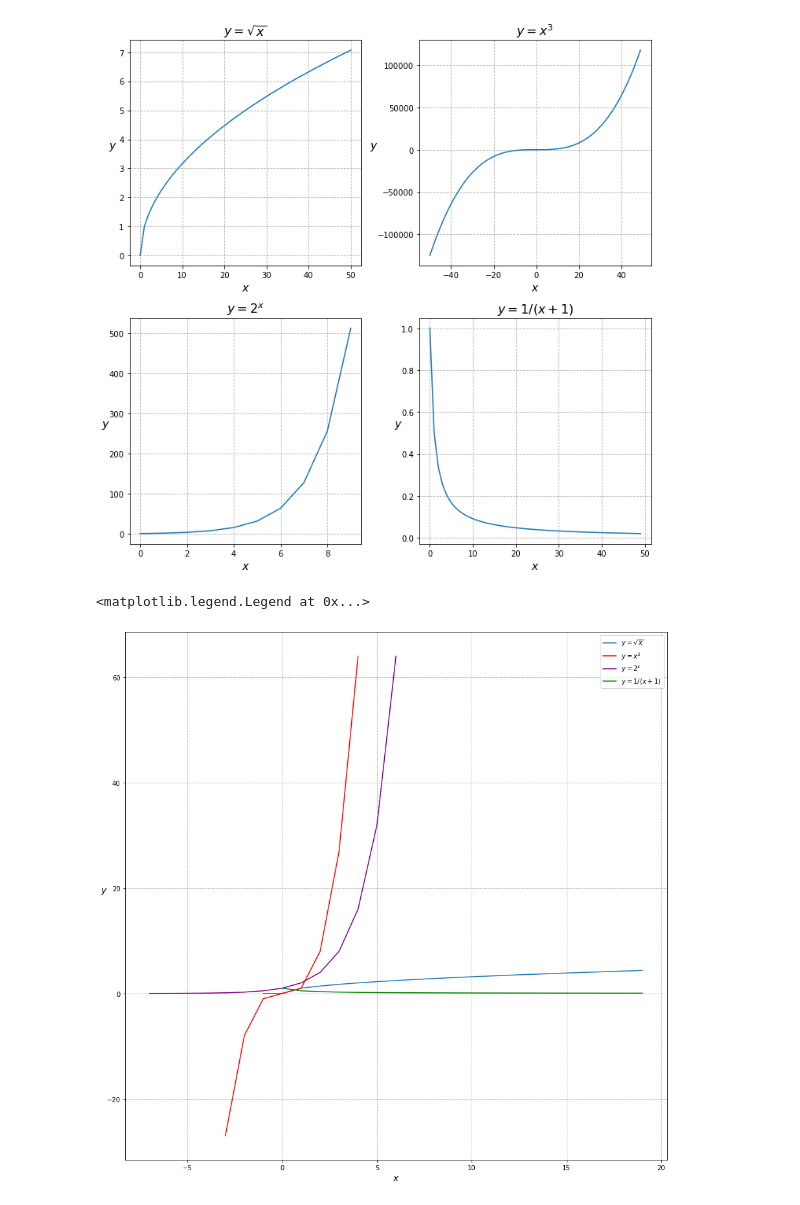
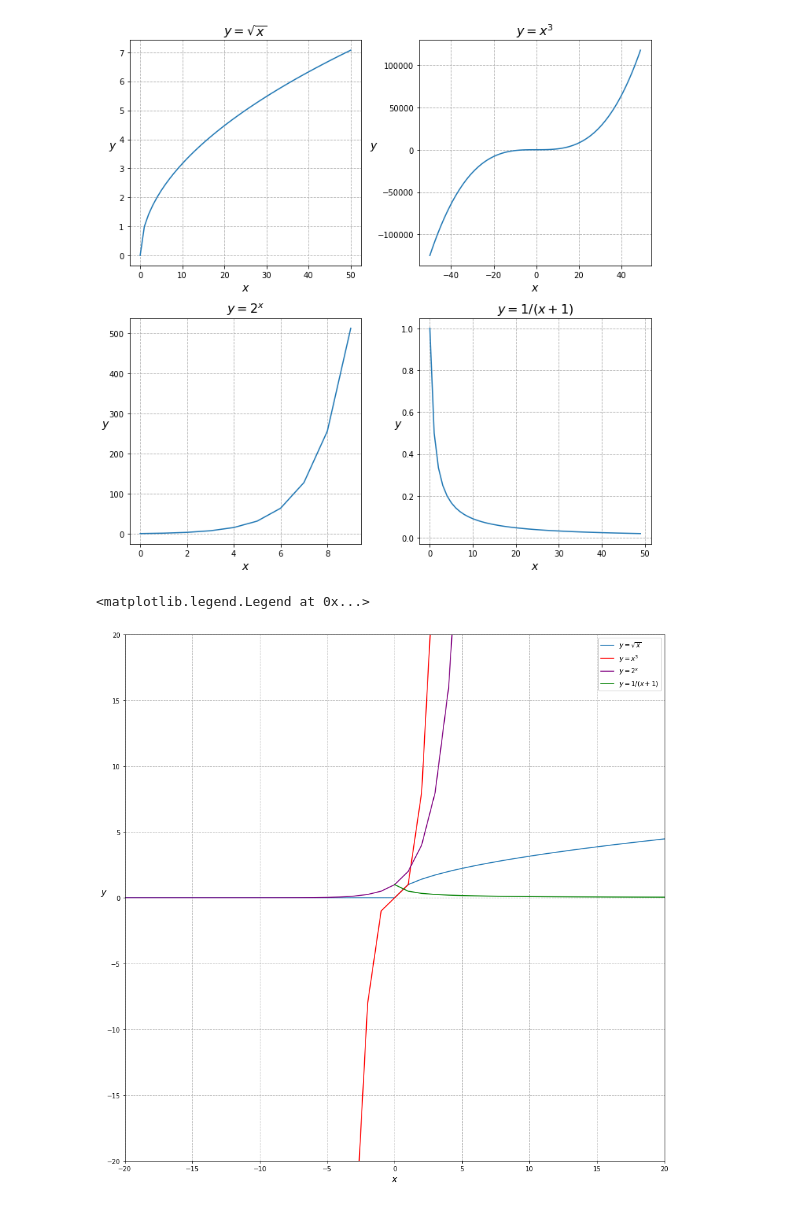
Before and after one commit to Ken-Alviola/numpy-pandas-visualization-exercises, a Jupyter notebook: matplotlib_exercises.ipynb, the cells around one changed output. Drawn from its saved outputs; the diff is of its cells as text; code cells hidden in the pictures.

```diff
--- a/matplotlib_exercises.ipynb
+++ b/matplotlib_exercises.ipynb
@@ -135,35 +135,38 @@ plt.tight_layout()
 # 4 equations has a different color for the points.
 # Be sure to include a legend and an appropriate title for the figure.
 
 plt.figure(figsize = (15,15))
 
-x1 = list(range(-1,20))
+x1 = list(range(-20,21))
 y1 = [n ** 0.5 for n in x1]
 
-x2 = list(range(-3,5))
+x2 = list(range(-5,6))
 y2 = [n ** 3 for n in x2]
 
-x3 = list(range(-7,7))
+x3 = list(range(-20,21))
 y3 = [(2 ** n) for n in x3]
 
-x4 = list(range(0,20))
+x4 = list(range(0,21))
 y4 = [1 / (n + 1) for n in x4]
 
 
 plt.plot(x1,y1, label = '$y = \sqrt{x}$')
 plt.grid(True, ls = '--')
 
 plt.xlabel('$x$',fontsize = 14)
 plt.ylabel('$y$ ',fontsize = 14,rotation = 0)
 
 plt.plot(x2,y2, color = 'red', label = '$y = x^3$')
 
 plt.plot(x3,y3, color = 'purple', label = '$y = 2^x$')
 
 plt.plot(x4,y4, color = 'green', label = '$y = 1/(x+1)$')
 
+plt.xlim(-20,20)
+plt.ylim(-20,20)
+
 #plt.title('$y = 1/(x+1)$', fontsize = 16)
 plt.legend()
 # %% [output]
 <matplotlib.legend.Legend at 0x...>
-[figure, old version]
+[figure, new version]
```
